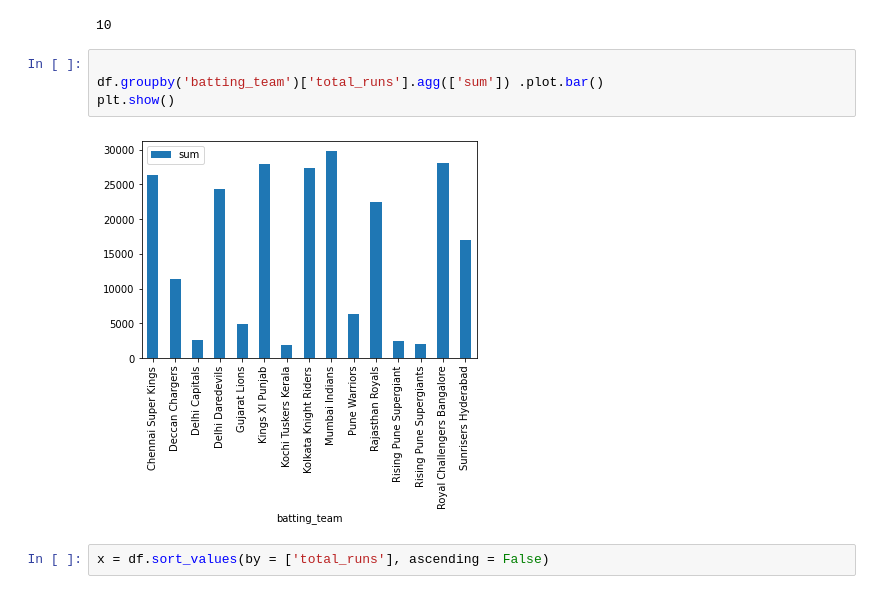
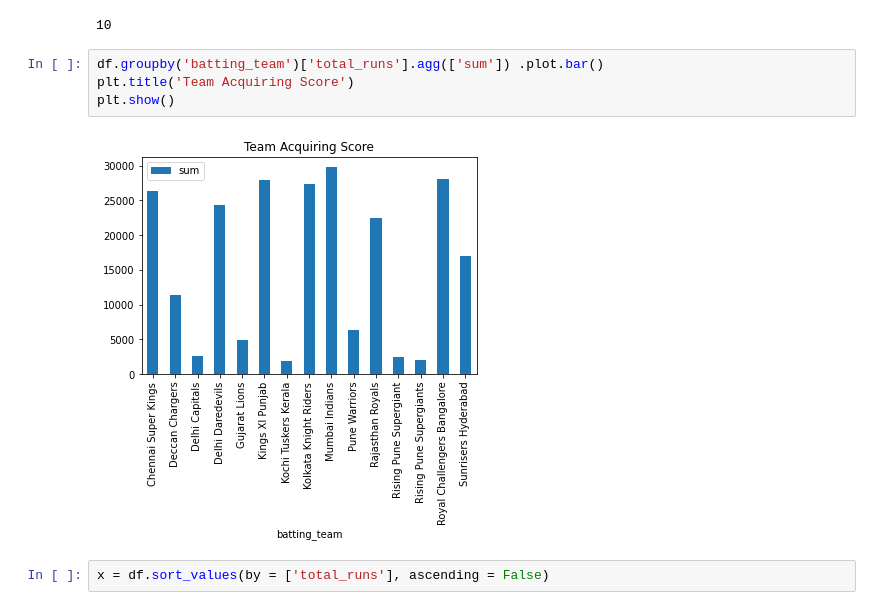
Before and after one commit to Aaris-Kazi/TSF-GRIP, a Jupyter notebook: Task5_2.ipynb, the cells around one changed output. Saved outputs shown, nothing was run; the diff lists cells and outputs as text.

```diff
--- a/Task5_2.ipynb
+++ b/Task5_2.ipynb
@@ -35,10 +35,10 @@ df.total_runs.max()
 # %% [output]
 10
 # %%
-
 df.groupby('batting_team')['total_runs'].agg(['sum']) .plot.bar()
+plt.title('Team Acquiring Score')
 plt.show()
 # %% [output]
-[figure, old version]
+[figure, new version]
 # %%
 x = df.sort_values(by = ['total_runs'], ascending = False)
```
Also changed, not shown: parts of 2 cells of this notebook.
